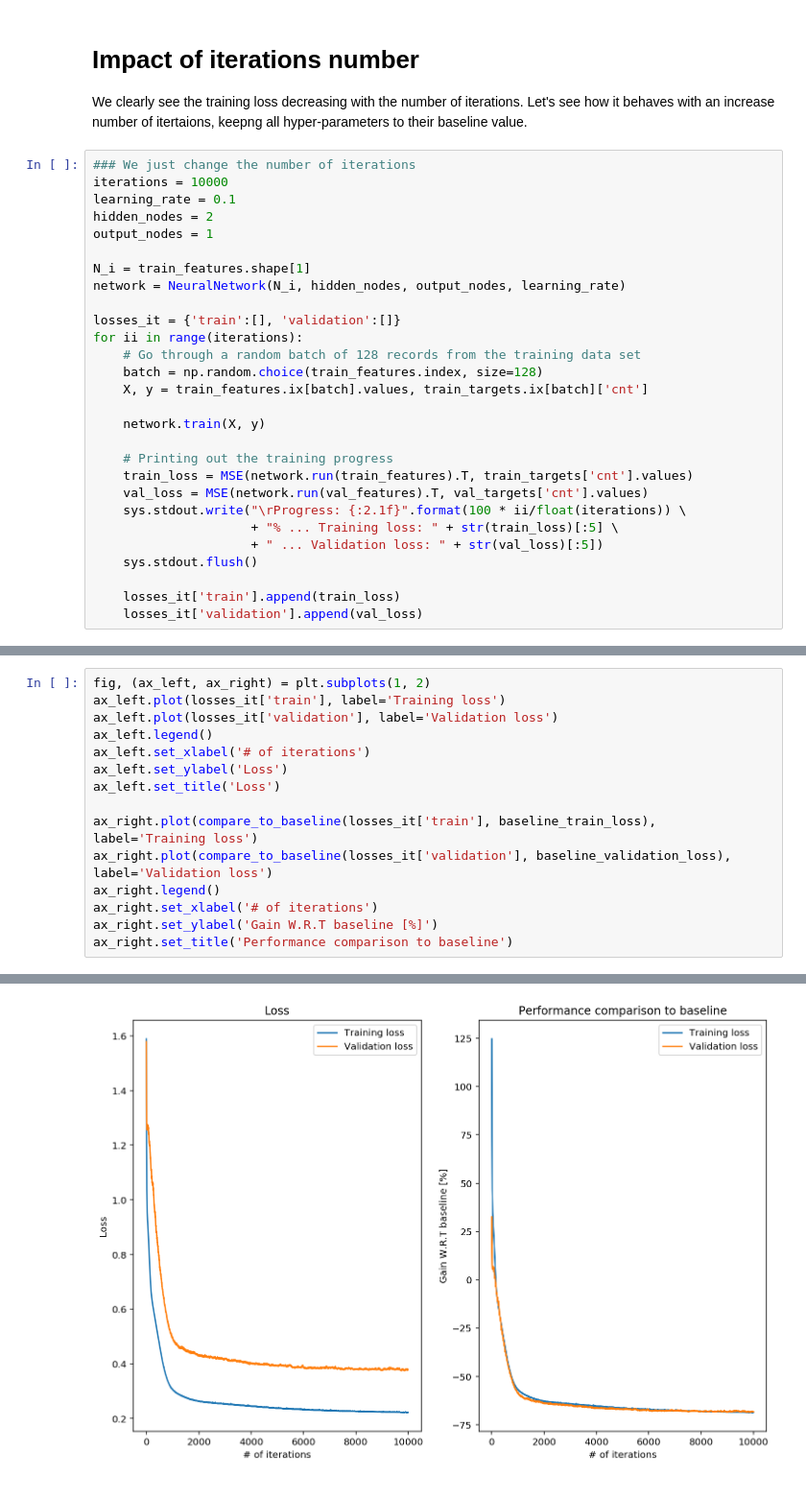
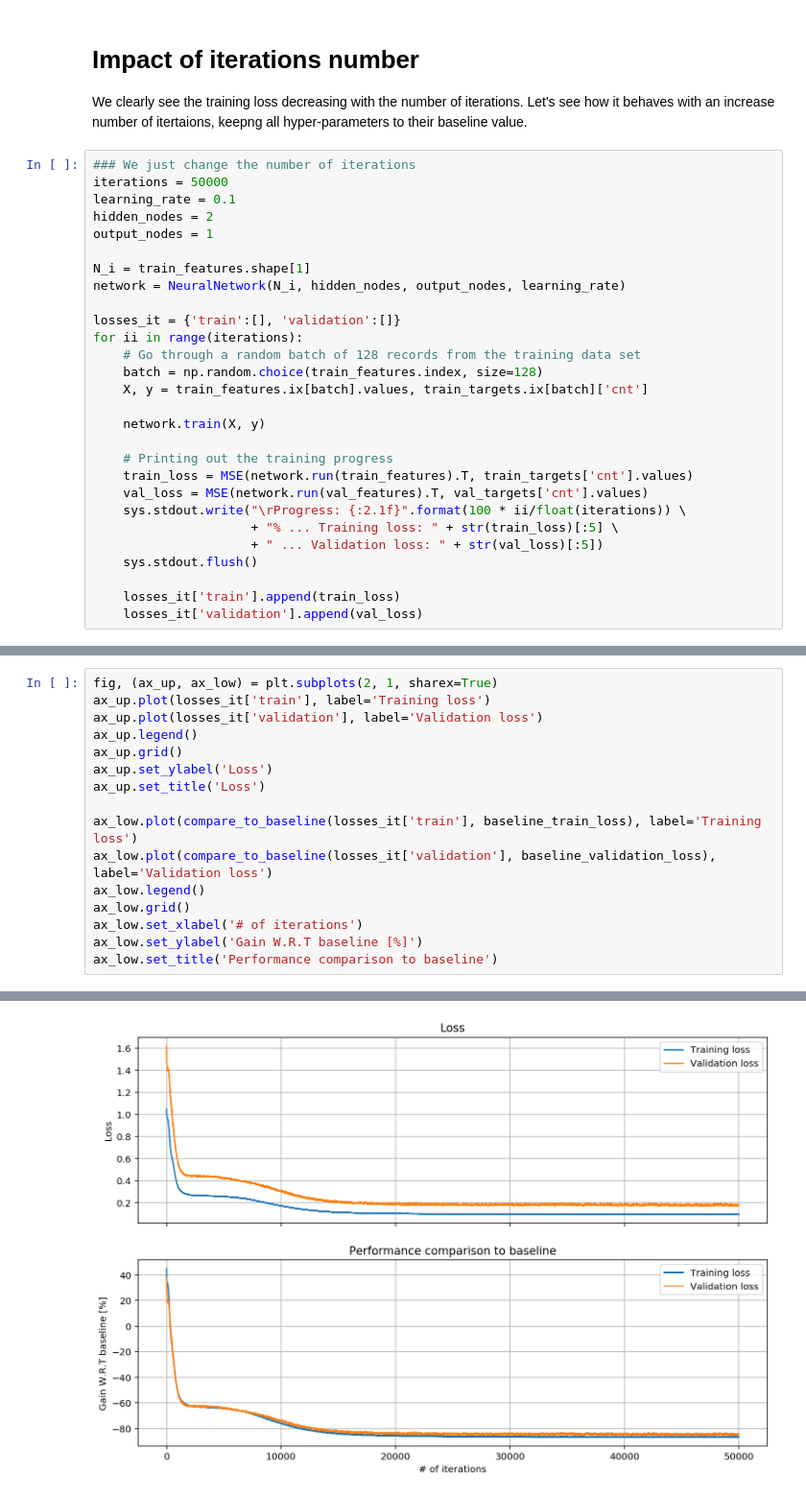
Before and after one commit to sicotfre/deep-learning, a Jupyter notebook: first-neural-network/Your_first_neural_network.ipynb, the cells around one changed output, grey strips where cells are left out. Shown at 96% size. Cells and saved outputs as stored; diff of their text form.

```diff
--- a/first-neural-network/Your_first_neural_network.ipynb
+++ b/first-neural-network/Your_first_neural_network.ipynb
@@ -393,7 +397,7 @@ def compare_to_baseline(new, baseline):
 We clearly see the training loss decreasing with the number of iterations. Let's see how it behaves with an increase number of itertaions, keepng all hyper-parameters to their baseline value.
 # %%
 ### We just change the number of iterations
-iterations = 10000
+iterations = 50000
 learning_rate = 0.1
 hidden_nodes = 2
 output_nodes = 1
@@ -424,18 +428,19 @@ Progress: 100.0% ... Training loss: 0.221 ... Validation loss: 0.378
 # %%
-fig, (ax_left, ax_right) = plt.subplots(1, 2)
-ax_left.plot(losses_it['train'], label='Training loss')
-ax_left.plot(losses_it['validation'], label='Validation loss')
-ax_left.legend()
-ax_left.set_xlabel('# of iterations')
-ax_left.set_ylabel('Loss')
-ax_left.set_title('Loss')
+fig, (ax_up, ax_low) = plt.subplots(2, 1, sharex=True)
+ax_up.plot(losses_it['train'], label='Training loss')
+ax_up.plot(losses_it['validation'], label='Validation loss')
+ax_up.legend()
+ax_up.grid()
+ax_up.set_ylabel('Loss')
+ax_up.set_title('Loss')
 
-ax_right.plot(compare_to_baseline(losses_it['train'], baseline_train_loss), label='Training loss')
-ax_right.plot(compare_to_baseline(losses_it['validation'], baseline_validation_loss), label='Validation loss')
-ax_right.legend()
-ax_right.set_xlabel('# of iterations')
-ax_right.set_ylabel('Gain W.R.T baseline [%]')
-ax_right.set_title('Performance comparison to baseline')
+ax_low.plot(compare_to_baseline(losses_it['train'], baseline_train_loss), label='Training loss')
+ax_low.plot(compare_to_baseline(losses_it['validation'], baseline_validation_loss), label='Validation loss')
+ax_low.legend()
+ax_low.grid()
+ax_low.set_xlabel('# of iterations')
+ax_low.set_ylabel('Gain W.R.T baseline [%]')
+ax_low.set_title('Performance comparison to baseline')
 # %% [output]
 <matplotlib.text.Text at 0x...>
-[figure, old version]
+[figure, new version]
```
Also changed, not shown: parts of 40 cells of this notebook, 1 other file.
